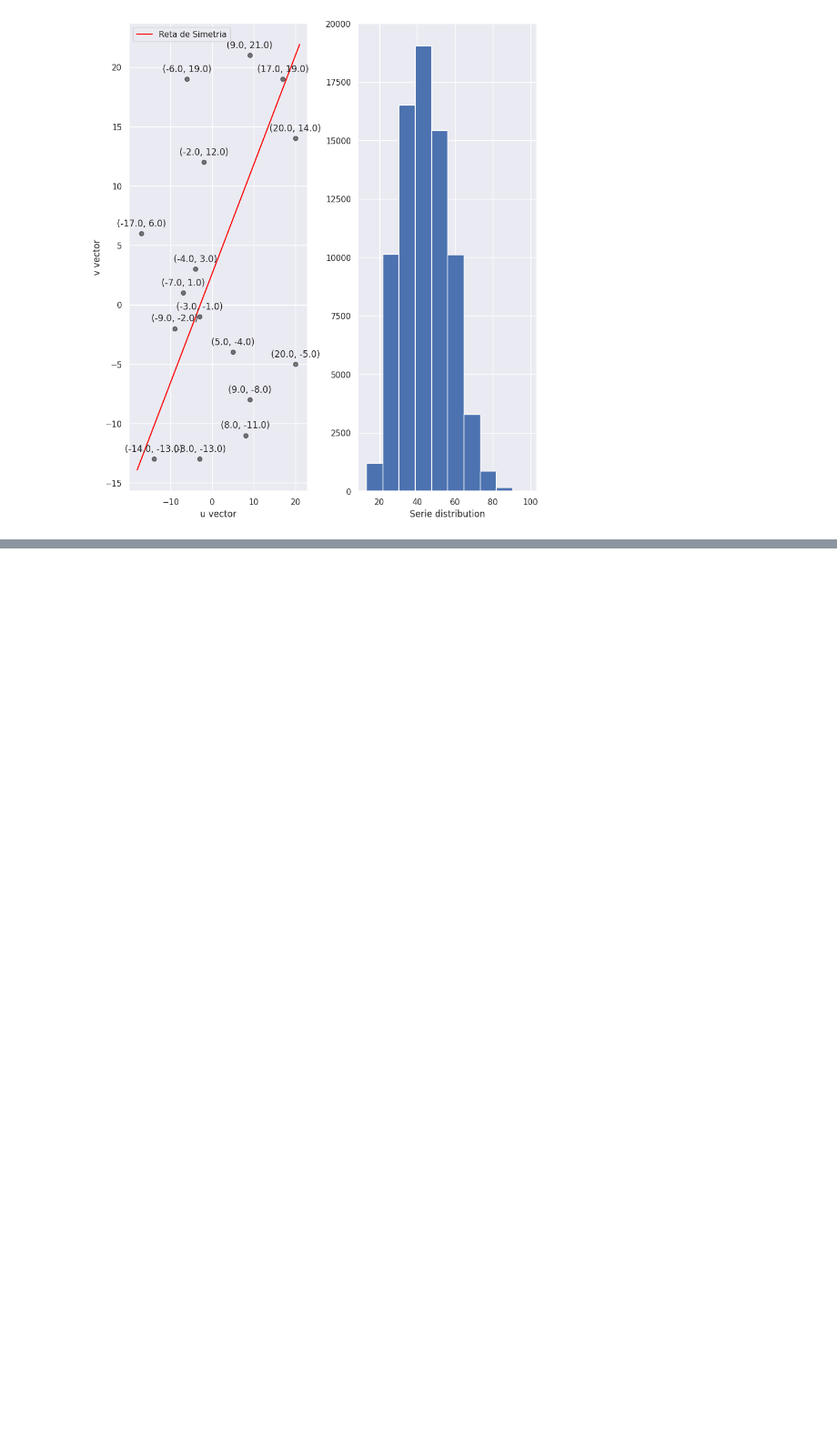
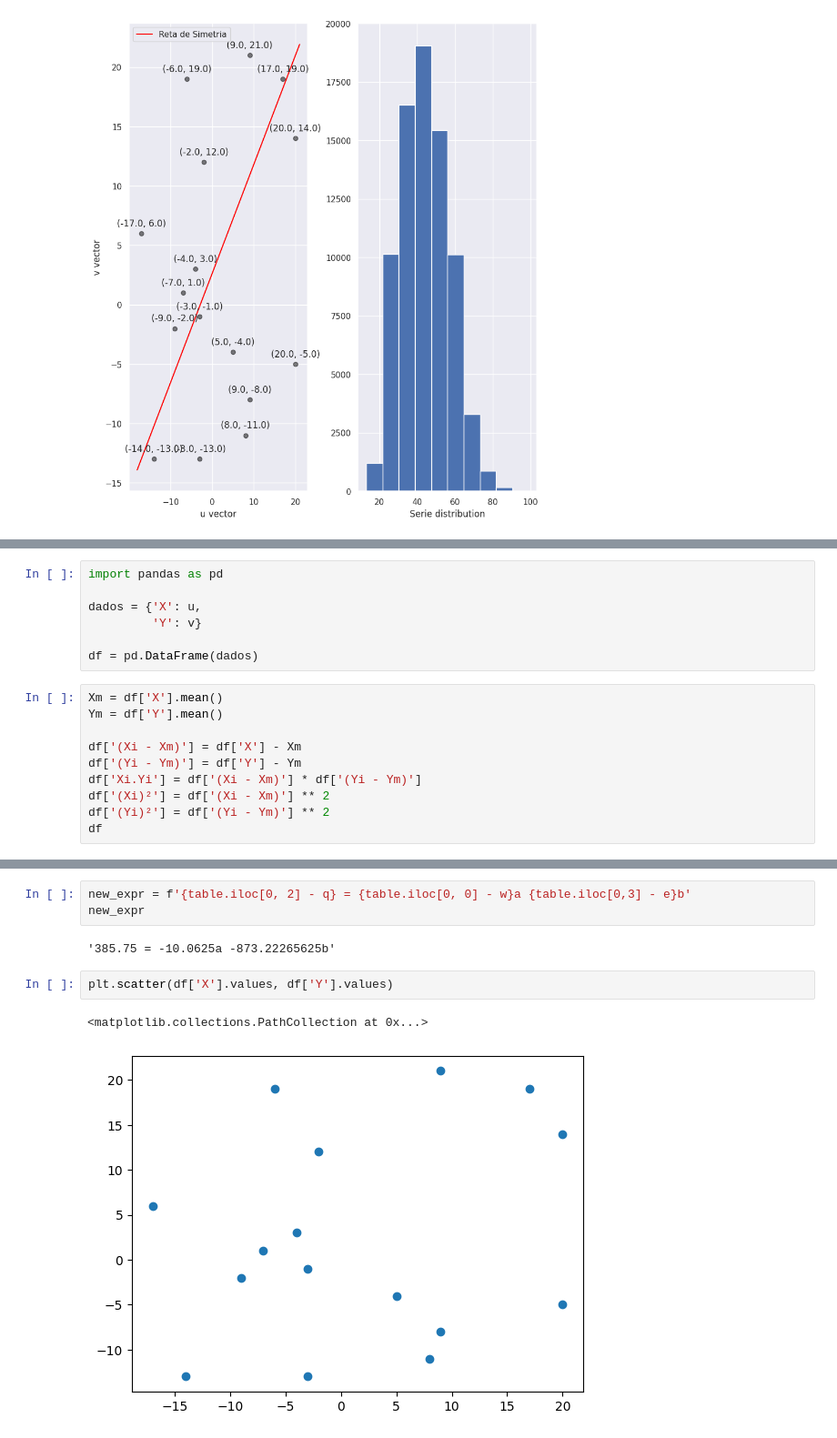
Before and after one commit to cantaruttim/Rotinas, a Jupyter notebook: estudos.ipynb, the cells around one changed output, grey strips where cells are left out. Shown at 91% size. Saved outputs shown, nothing was run; the diff lists cells and outputs as text; blank space fills up the shorter version.

```diff
--- a/estudos.ipynb
+++ b/estudos.ipynb
@@ -165,0 +172,17 @@ plotting_similarity(u, v);
+# %%
+import pandas as pd
+
+dados = {'X': u,
+         'Y': v}
+
+df = pd.DataFrame(dados)
+# %%
+Xm = df['X'].mean()
+Ym = df['Y'].mean()
+
+df['(Xi - Xm)'] = df['X'] - Xm
+df['(Yi - Ym)'] = df['Y'] - Ym
+df['Xi.Yi'] = df['(Xi - Xm)'] * df['(Yi - Ym)']
+df['(Xi)²'] = df['(Xi - Xm)'] ** 2
+df['(Yi)²'] = df['(Yi - Ym)'] ** 2
+df
@@ -165,0 +280,10 @@ plotting_similarity(u, v);
+# %%
+new_expr = f'{table.iloc[0, 2] - q} = {table.iloc[0, 0] - w}a {table.iloc[0,3] - e}b'
+new_expr
+# %% [output]
+'385.75 = -10.0625a -873.22265625b'
+# %%
+plt.scatter(df['X'].values, df['Y'].values)
+# %% [output]
+<matplotlib.collections.PathCollection at 0x...>
+[figure, added]
```
Also changed, not shown: parts of 17 cells of this notebook.
